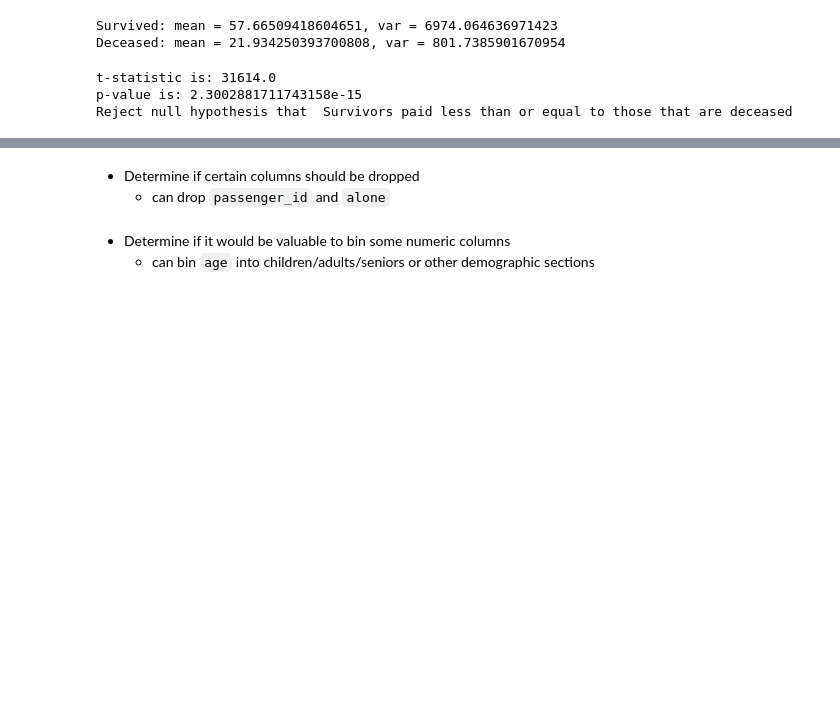
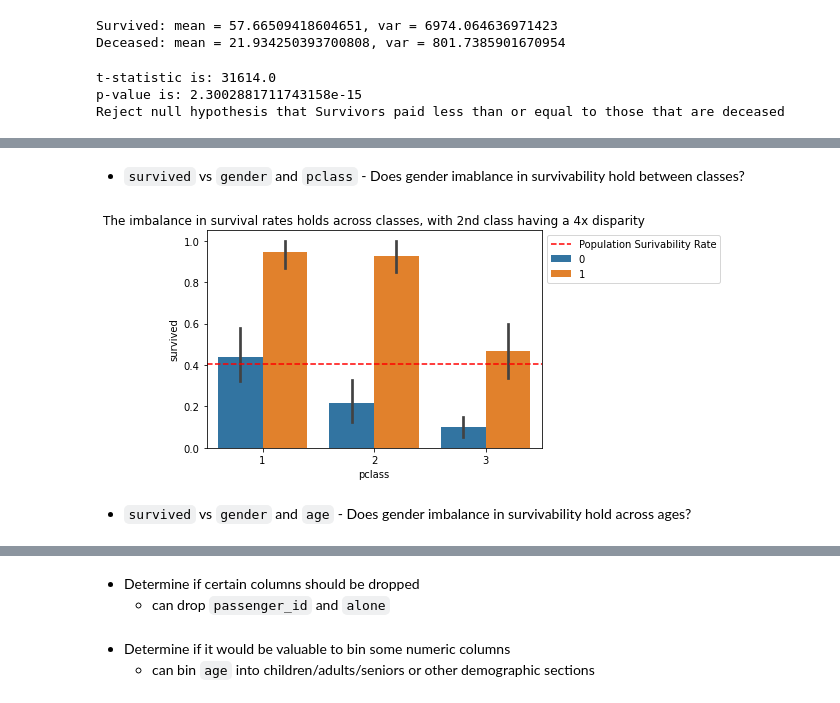
Before and after one commit to joshua-shorterivey/classification-exercises, a Jupyter notebook: classification_exercises.ipynb, the cells around one changed output, grey strips where cells are left out. Saved outputs shown, nothing was run; the diff lists cells and outputs as text; code cells hidden in the pictures; blank space fills up the shorter version.

```diff
--- a/classification_exercises.ipynb
+++ b/classification_exercises.ipynb
@@ -841,0 +859,12 @@ Reject null hypothesis that  Survivors paid less than or equal to those that are
+# %% [markdown]
+*  `survived` vs `gender` and `pclass` - Does gender imablance in survivability hold between classes?
+# %%
+sns.barplot(data=train_titanic, y='survived', x='pclass', hue='is_female')
+plt.axhline(train_titanic.survived.mean(), color='red', linestyle='dashed', label='Population Surivability Rate')
+plt.legend(loc='upper left', bbox_to_anchor=(1,1))
+plt.title('The imbalance in survival rates holds across classes, with 2nd class having a 4x disparity')
+plt.show()
+# %% [output]
+[figure, added]
+# %% [markdown]
+*  `survived` vs `gender` and `age` - Does gender imbalance in survivability hold across ages?
```
Also changed, not shown: parts of 53 cells of this notebook.
